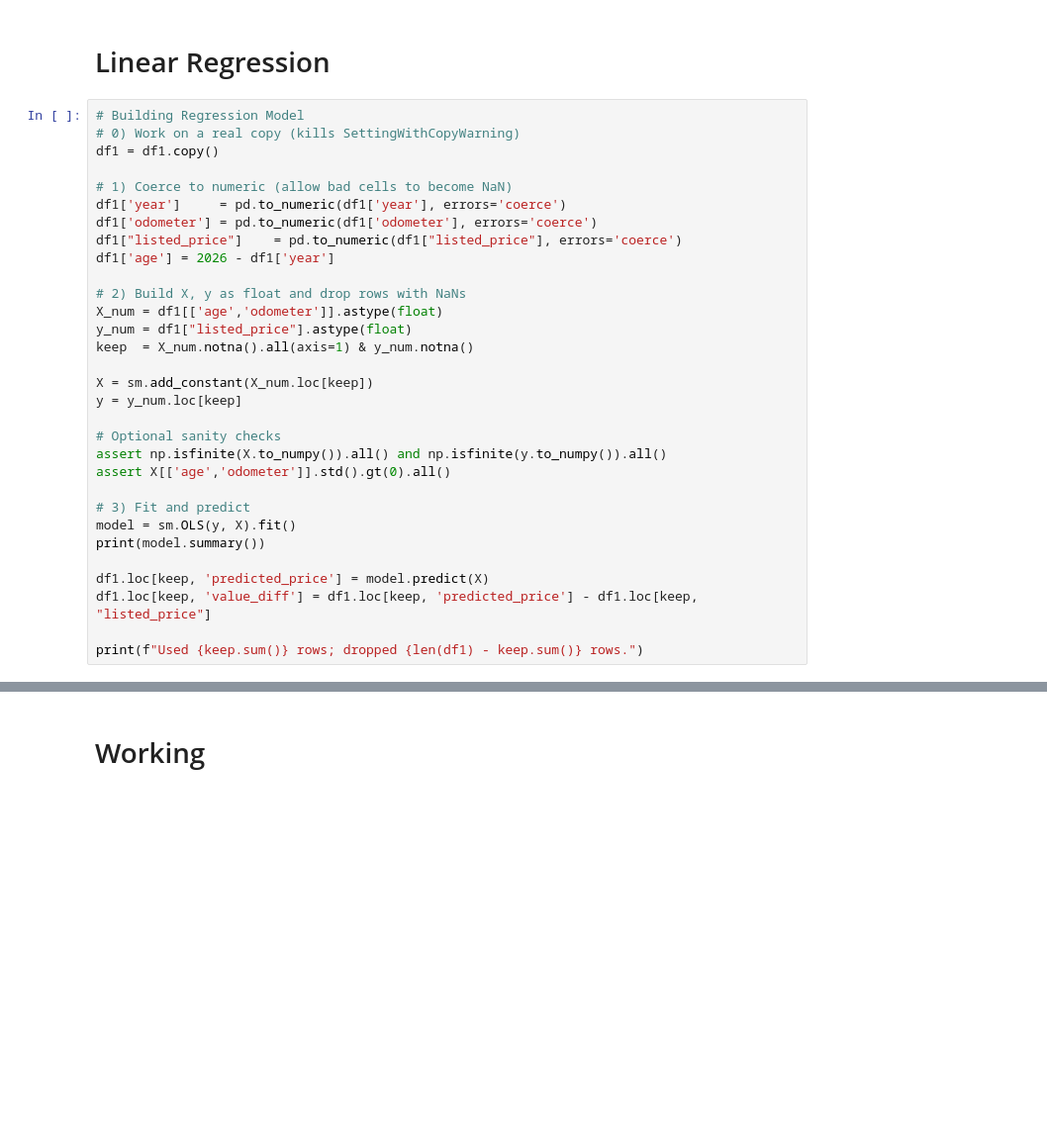
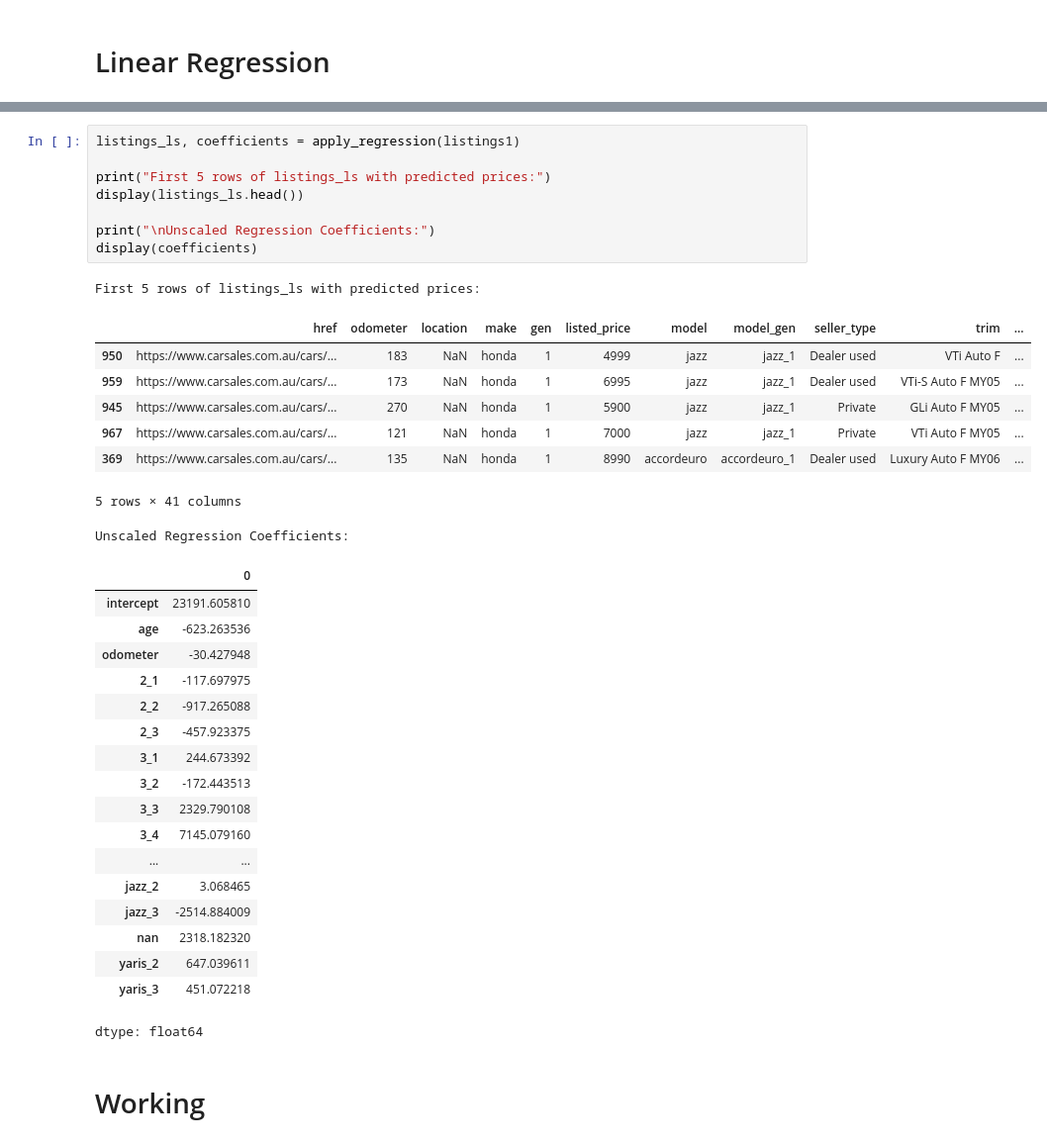
Before and after one commit to imrogerjiang/market_analysis_v2, a Jupyter notebook: Market Analysis V2.ipynb, the cells around one changed output, grey strips where cells are left out. Shown: that part at 99% size. Drawn from its saved outputs; the diff is of its cells as text; blank space fills up the shorter version.

```diff
--- a/Market Analysis V2.ipynb
+++ b/Market Analysis V2.ipynb
@@ -386,34 +387,3 @@ def enrich_df(df: pd.DataFrame, gen_lookup: pd.DataFrame) -> pd.DataFrame:
     return df
 # %% [markdown]
 # Linear Regression
-# %%
-# Building Regression Model
-# 0) Work on a real copy (kills SettingWithCopyWarning)
-df1 = df1.copy()
-
-# 1) Coerce to numeric (allow bad cells to become NaN)
-df1['year']     = pd.to_numeric(df1['year'], errors='coerce')
-df1['odometer'] = pd.to_numeric(df1['odometer'], errors='coerce')
-df1["listed_price"]    = pd.to_numeric(df1["listed_price"], errors='coerce')
-df1['age'] = 2026 - df1['year']
-
-# 2) Build X, y as float and drop rows with NaNs
-X_num = df1[['age','odometer']].astype(float)
-y_num = df1["listed_price"].astype(float)
-keep  = X_num.notna().all(axis=1) & y_num.notna()
-
-X = sm.add_constant(X_num.loc[keep])
-y = y_num.loc[keep]
-
-# Optional sanity checks
-assert np.isfinite(X.to_numpy()).all() and np.isfinite(y.to_numpy()).all()
-assert X[['age','odometer']].std().gt(0).all()
-
-# 3) Fit and predict
-model = sm.OLS(y, X).fit()
-print(model.summary())
-
-df1.loc[keep, 'predicted_price'] = model.predict(X)
-df1.loc[keep, 'value_diff'] = df1.loc[keep, 'predicted_price'] - df1.loc[keep, "listed_price"]
-
-print(f"Used {keep.sum()} rows; dropped {len(df1) - keep.sum()} rows.")
@@ -420,3 +459,39 @@ print(f"Used {keep.sum()} rows; dropped {len(df1) - keep.sum()} rows.")
+# %%
+listings_ls, coefficients = apply_regression(listings1)
+
+print("First 5 rows of listings_ls with predicted prices:")
+display(listings_ls.head())
+
+print("\nUnscaled Regression Coefficients:")
+display(coefficients)
+# %% [output]
+First 5 rows of listings_ls with predicted prices:
+|  | href | odometer | location | make | gen | listed_price | model | model_gen | seller_type | trim | ... |
+| 950 | https://www.carsales.com.au/cars/... | 183 | NaN | honda | 1 | 4999 | jazz | jazz_1 | Dealer used | VTi Auto F | ... |
+| 959 | https://www.carsales.com.au/cars/... | 173 | NaN | honda | 1 | 6995 | jazz | jazz_1 | Dealer used | VTi-S Auto F MY05 | ... |
+| 945 | https://www.carsales.com.au/cars/... | 270 | NaN | honda | 1 | 5900 | jazz | jazz_1 | Private | GLi Auto F MY05 | ... |
+| 967 | https://www.carsales.com.au/cars/... | 121 | NaN | honda | 1 | 7000 | jazz | jazz_1 | Private | VTi Auto F MY05 | ... |
+| 369 | https://www.carsales.com.au/cars/... | 135 | NaN | honda | 1 | 8990 | accordeuro | accordeuro_1 | Dealer used | Luxury Auto F MY06 | ... |
+5 rows × 41 columns
+Unscaled Regression Coefficients:
+|  | 0 |
+| intercept | 23191.605810 |
+| age | -623.263536 |
+| odometer | -30.427948 |
+| 2_1 | -117.697975 |
+| 2_2 | -917.265088 |
+| 2_3 | -457.923375 |
+| 3_1 | 244.673392 |
+| 3_2 | -172.443513 |
+| 3_3 | 2329.790108 |
+| 3_4 | 7145.079160 |
+| ... | ... |
+| jazz_2 | 3.068465 |
+| jazz_3 | -2514.884009 |
+| nan | 2318.182320 |
+| yaris_2 | 647.039611 |
+| yaris_3 | 451.072218 |
+dtype: float64
 # %% [markdown]
 # Working
 # %%
```
Also changed, not shown: parts of 6 cells of this notebook.
